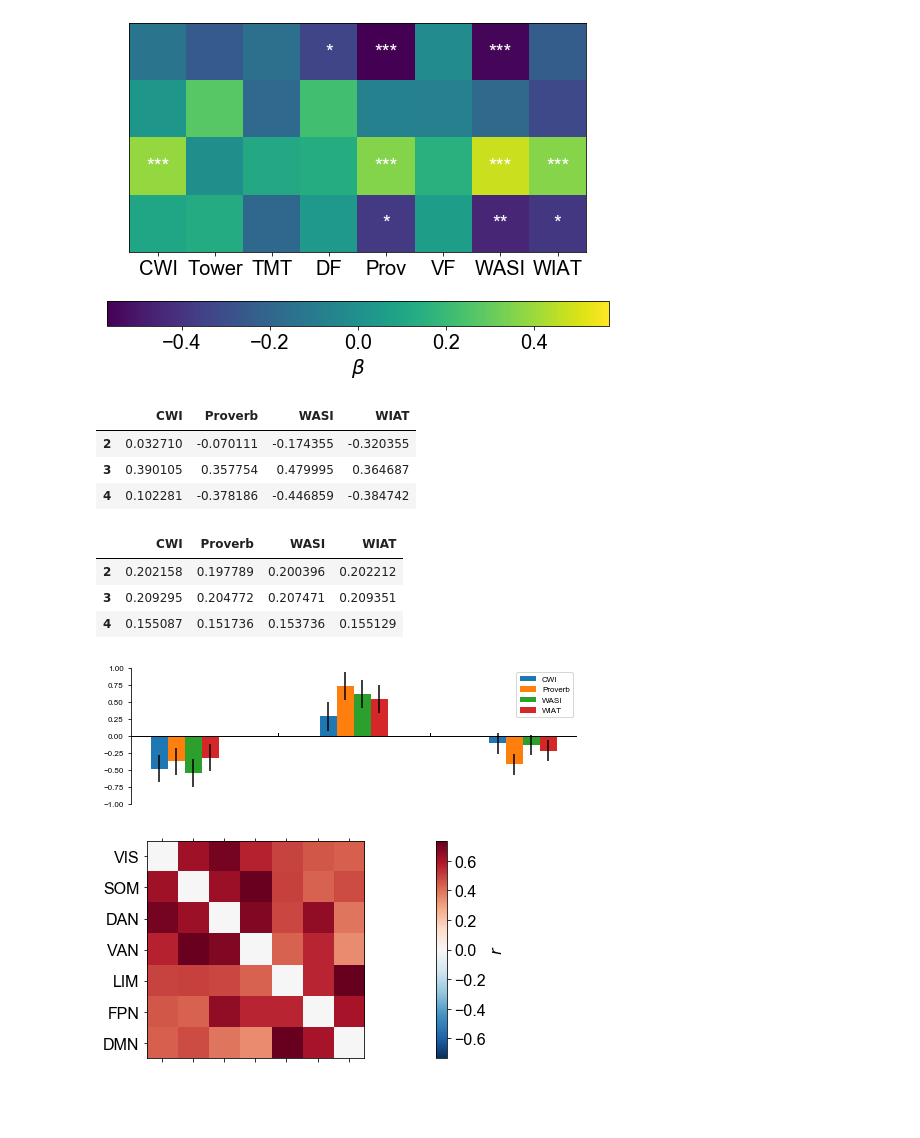
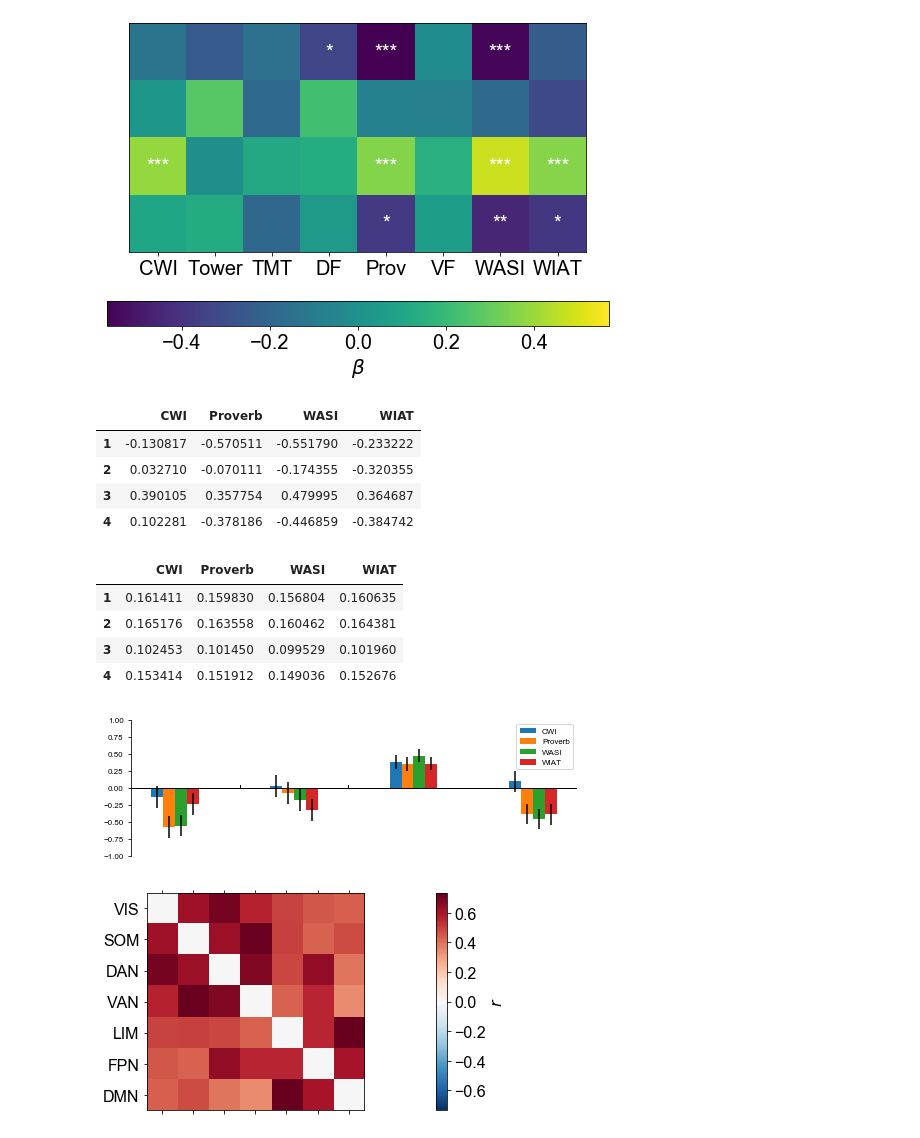
Before and after one commit to htwangtw/patterns-of-thought, a Jupyter notebook: notebooks/4.0-Ploting.ipynb, the cells around one changed output. Cells and saved outputs as stored; diff of their text form; code cells hidden in the pictures; blank space fills up the shorter version.

Commit message:
degen

```diff
--- a/notebooks/4.0-Ploting.ipynb
+++ b/notebooks/4.0-Ploting.ipynb
@@ -334,7 +334,7 @@ plt.show()
 # %% [output]
 [figure]
 # %%
-degen_beta = beta_val.iloc[2:, :].drop([1, 2, 3, 5], 1)
+degen_beta = beta_val.iloc[1:, :].drop([1, 2, 3, 5], 1)
 degen_beta.columns = ['CWI', 'Proverb', 'WASI', 'WIAT']
 # %%
 stderr_val = pd.read_table('./reports/revision/Yeo7_paraest_err.txt', header=None).T
@@ -342,52 +342,54 @@ stderr_val = pd.read_table('./reports/revision/Yeo7_paraest_err.txt', header=Non
 degen_beta
 # %% [output]
 |  | CWI | Proverb | WASI | WIAT |
+| 1 | -0.130817 | -0.570511 | -0.551790 | -0.233222 |
 | 2 | 0.032710 | -0.070111 | -0.174355 | -0.320355 |
 | 3 | 0.390105 | 0.357754 | 0.479995 | 0.364687 |
 | 4 | 0.102281 | -0.378186 | -0.446859 | -0.384742 |
 # %%
-stderr_val = stderr_val.iloc[2:, :].drop([1, 2, 3, 5], 1)
+stderr_val = stderr_val.iloc[1:, :].drop([1, 2, 3, 5], 1)
 stderr_val.columns = ['CWI', 'Proverb', 'WASI', 'WIAT']
 # %%
 stderr_val
 # %% [output]
 |  | CWI | Proverb | WASI | WIAT |
-| 2 | 0.202158 | 0.197789 | 0.200396 | 0.202212 |
-| 3 | 0.209295 | 0.204772 | 0.207471 | 0.209351 |
-| 4 | 0.155087 | 0.151736 | 0.153736 | 0.155129 |
+| 1 | 0.161411 | 0.159830 | 0.156804 | 0.160635 |
+| 2 | 0.165176 | 0.163558 | 0.160462 | 0.164381 |
+| 3 | 0.102453 | 0.101450 | 0.099529 | 0.101960 |
+| 4 | 0.153414 | 0.151912 | 0.149036 | 0.152676 |
 # %%
 set_text_size(8)
 
-ind = np.arange(3)  # the x locations for the groups
+ind = np.arange(4)  # the x locations for the groups
 width = 0.1
 fig = plt.figure(figsize=(8, 2.5))
 ax = fig.add_subplot(111)
 for i in range(4):
     yerr = stderr_val.values[:, i]
     ax.bar(ind + width * i, degen_beta.values[:, i], width,
            yerr=yerr,
            label=degen_beta.columns[i])
 
 ax.axhline(0, ls='-', c='black', lw=1)
 ax.legend()
 
 ax.plot([0.7, 0.7], [0, 0.05], ls='-', c='black', lw=1)
 ax.plot([1.6, 1.6], [0, 0.05], ls='-', c='black', lw=1)
 ax.spines['top'].set_visible(False)
 ax.spines['bottom'].set_visible(False)
 ax.spines['right'].set_visible(False)
 
 ax.tick_params(
     axis='x',          # changes apply to the x-axis
     which='both',      # both major and minor ticks are affected
     bottom='off',      # ticks along the bottom edge are off
     top='off',         # ticks along the top edge are off
     labelbottom='off') # labels along the bottom edge are off
 ax.set_ylim(-1, 1)
-plt.savefig('./reports/degen.png', bbox_inches='tight', dpi=300, transparent=True)
+plt.savefig('./reports/revision/degen.png', bbox_inches='tight', dpi=300, transparent=True)
 plt.show()
 # %% [output]
-[figure, old version]
+[figure, new version]
 # %%
 # Calculate the mean
 # FC_mean = zscore(np.mean(dataset['FC_Yeo7'], axis=0))
```
Also changed, not shown: 2 other files.
